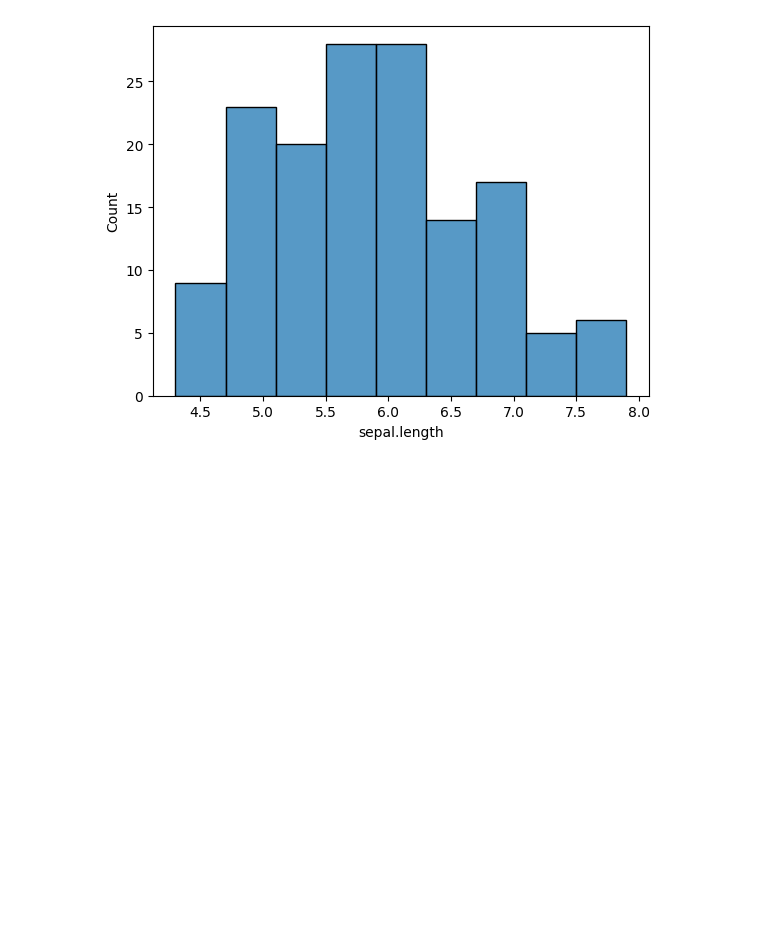
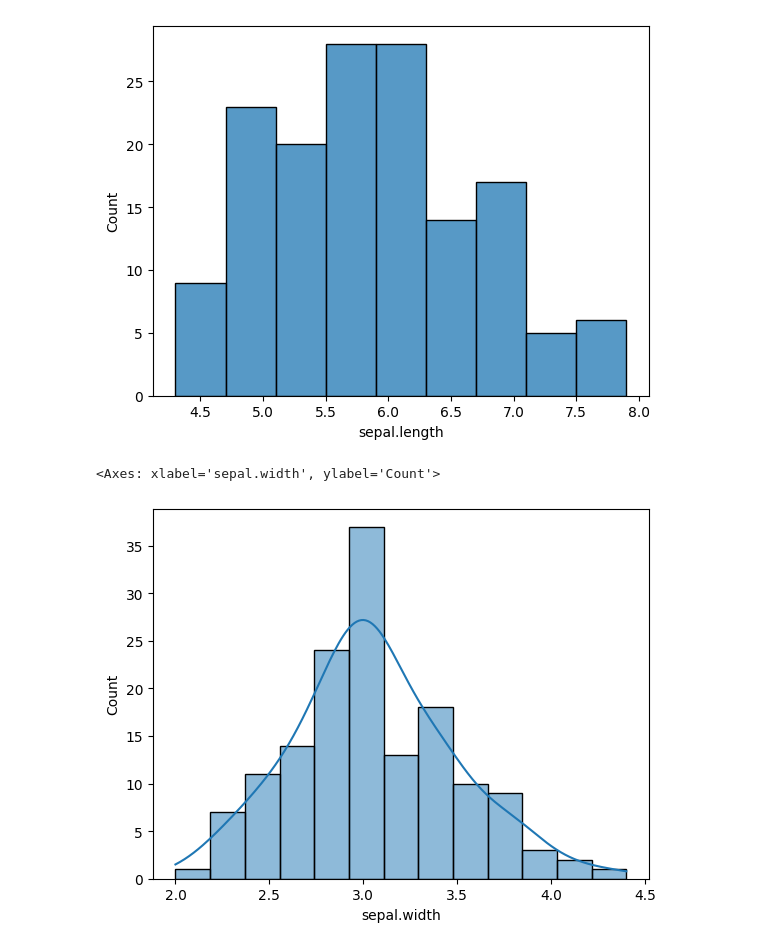
Before and after one commit to rakeshAtWork/Stats_Code, a Jupyter notebook: Stats01_MeanMedianMode.ipynb, the cells around one changed output. Drawn from its saved outputs; the diff is of its cells as text; code cells hidden in the pictures; blank space fills up the shorter version.

```diff
--- a/Stats01_MeanMedianMode.ipynb
+++ b/Stats01_MeanMedianMode.ipynb
@@ -65,0 +64,5 @@ sns
+# %%
+sns.histplot(df1['sepal.width'],kde=True) # This ia s normally distributed Grapth.
+# %% [output]
+<Axes: xlabel='sepal.width', ylabel='Count'>
+[figure, added]
```
Also changed, not shown: parts of 1 cell of this notebook, 1 other file.
